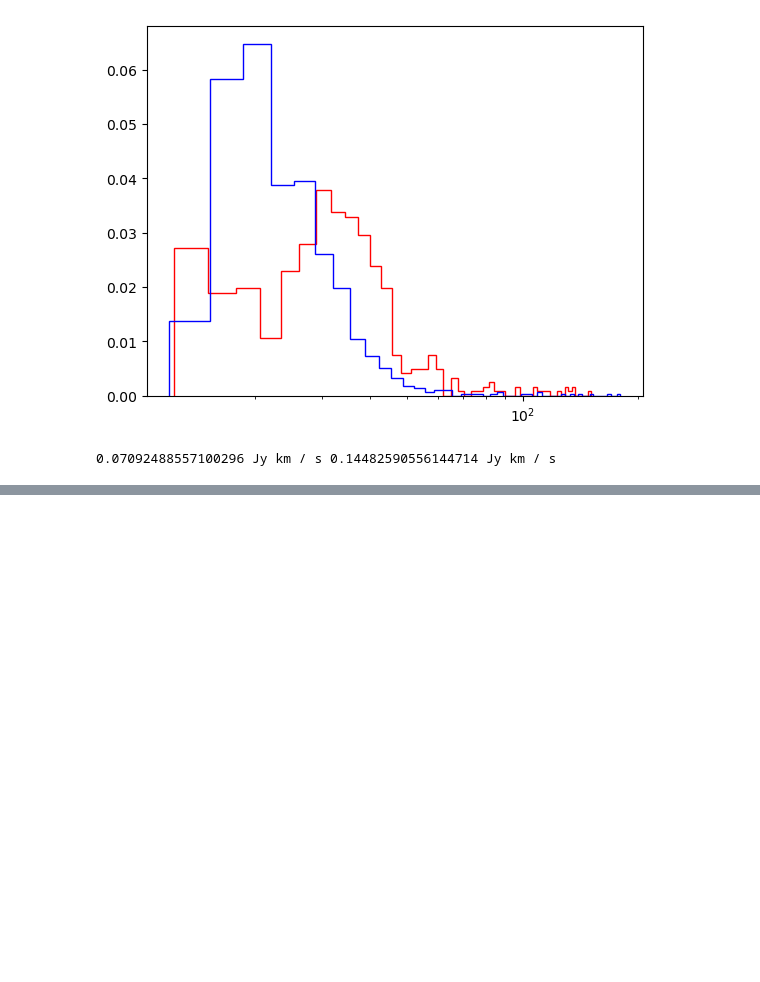
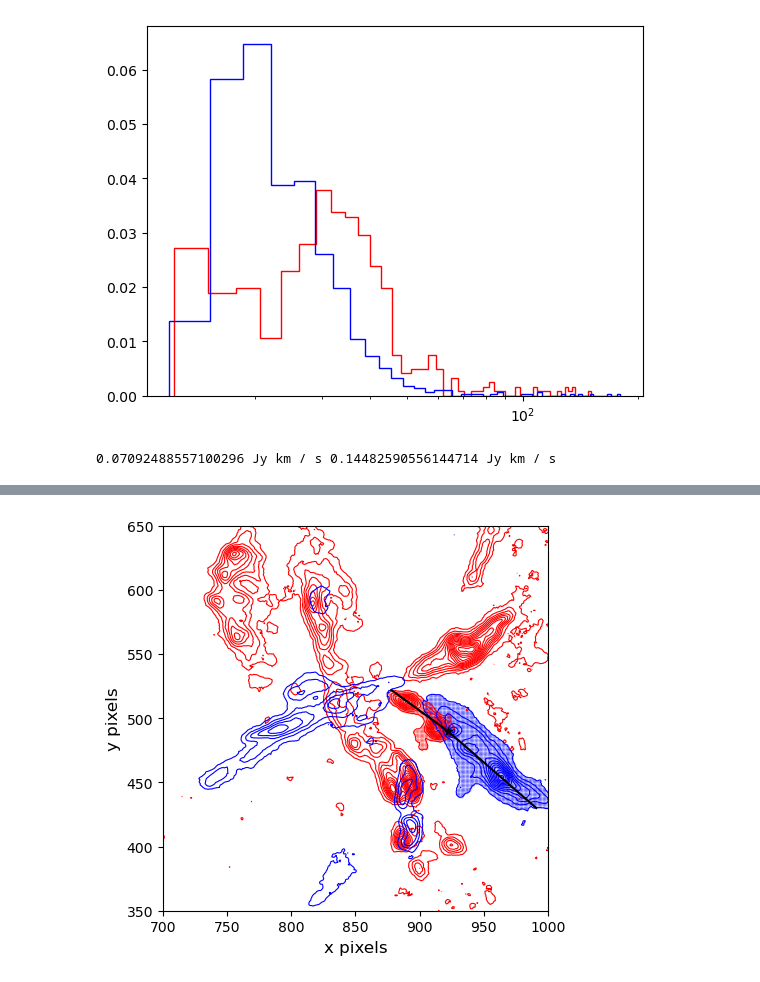
Before and after one commit to femkeballieux/master_project_2, a Jupyter notebook: code/LTERadtrans_RotDiagram_G008.67.ipynb, the cells around one changed output, grey strips where cells are left out. Saved outputs shown, nothing was run; the diff lists cells and outputs as text; code cells hidden in the pictures; blank space fills up the shorter version.

```diff
--- a/code/LTERadtrans_RotDiagram_G008.67.ipynb
+++ b/code/LTERadtrans_RotDiagram_G008.67.ipynb
@@ -882,0 +1177,81 @@ The red B dynamic time is 2.65e+03 pm 527.1 years
+# %%
+"""  Do B completely seperately """
+
+
+#The vector of the initial guess axis, with protostar as middle point
+vector_axis_redB = np.array(point2_redB) - np.array(point1_redB)
+vector_axis_blueB = np.array(point2_blueB) - np.array(point1_blueB)
+
+#The red outflow indices where it is not nan, clipped at 3 sigma
+outflow_red= np.where(B6_red_clip_unsmoothed.value>0.)
+outflow_red_x = outflow_red[1]
+outflow_red_y = outflow_red[0]
+
+#The red outflow indices where it is not nan, clipped at 3 sigma
+outflow_blue = np.where(B6_blue_clip_unsmoothed.value>0.)
+outflow_blue_x = outflow_blue[1]
+outflow_blue_y = outflow_blue[0]
+
+outflow_red_maskB= np.where((outflow_red_x>875)&(outflow_red_x<930)&(outflow_red_y>470)&(outflow_red_y<525)&(outflow_red_y > -1* outflow_red_x+1375))
+outflow_blue_maskB= np.where((outflow_blue_x>900)&(outflow_blue_x<1000)&(outflow_blue_y>425)&(outflow_blue_y<550))# & (outflow_blue_y>outflow_blue_x-400))
+
+outflow_red_x_maskedB = outflow_red_x[outflow_red_maskB]
+outflow_red_y_maskedB = outflow_red_y[outflow_red_maskB]
+
+outflow_blue_x_maskedB = outflow_blue_x[outflow_blue_maskB]
+outflow_blue_y_maskedB = outflow_blue_y[outflow_blue_maskB]
+
+#Check the masking
+fig = plt.figure(figsize=(5,5))
+ax = fig.add_subplot(111)
+
+#central protostar
+plt.scatter(point1_redB[0], point1_redB[1], s=30, color='black', zorder=10, marker='*')
+
+# red
+plt.scatter(outflow_red_x_maskedB, outflow_red_y_maskedB, s=1, color='red', alpha=0.1)
+plt.plot([point1_redB[0], point2_redB[0]], [point1_redB[1], point2_redB[1]], color='black', zorder=20)
+contourlevels_red=np.array([3,8,13,18,23,28,33,38,43,48,53,58,63,68,73,78])*B6_red_rms_unsmoothed
+contours_red=ax.contour(B6_red_unsmoothed.value, levels=contourlevels_red, colors='red', linewidths=0.8) #Only place we use unclipped M0 maps
+
+
+plt.scatter(outflow_blue_x_maskedB, outflow_blue_y_maskedB, s=1, color='blue', alpha=0.1)
+plt.plot([point1_blueB[0], point2_blueB[0]], [point1_blueB[1], point2_blueB[1]], color='black', zorder=20)
+contourlevels_blue=np.array([3,8,13,18,23,28,33,38,43,48,53,58,63,68,73,78])*B6_blue_rms_unsmoothed
+contours_blue=ax.contour(B6_blue_unsmoothed.value, levels=contourlevels_blue, colors='blue', linewidths=0.8) #Only place we use unclipped M0 maps
+
+
+ax.set_xlim(700,1000)
+ax.set_ylim(350,650)
+
+plt.xlabel('x pixels')
+plt.ylabel('y pixels')
+ax.set_aspect('equal')
+plt.savefig(fname=path+'plots/contour+pixels_'+source_name+'.png', dpi=500, bbox_inches='tight')
+plt.show()
+
+#For each pixel, determine the vector between that pixel and the protostar
+vector_pixel_x_redB = outflow_red_x_maskedB - point1_redB[0]
+vector_pixel_y_redB = outflow_red_y_maskedB - point1_redB[1]
+vectors_pixel_red = np.array([vector_pixel_x_redB, vector_pixel_y_redB])
+angles_radians_redB, angles_degrees_redB, signed_angles_radians_redB, signed_angles_degrees_redB = calculate_angles(vector_axis_redB, vector_pixel_x_redB, vector_pixel_y_redB)
+signed_angles_degrees_redB[signed_angles_degrees_redB>90] = 180 - signed_angles_degrees_redB[signed_angles_degrees_redB>90]
+signed_angles_degrees_redB[signed_angles_degrees_redB<-90] = -180 - signed_angles_degrees_redB[signed_angles_degrees_redB<-90]
+
+vector_pixel_x_blueB = outflow_blue_x_maskedB - point1_blueB[0]
+vector_pixel_y_blueB = outflow_blue_y_maskedB - point1_blueB[1]
+vectors_pixel_blueB = np.array([vector_pixel_x_blueB, vector_pixel_y_blueB])
+angles_radians_blueB, angles_degrees_blueB, signed_angles_radians_blueB, signed_angles_degrees_blueB = calculate_angles(vector_axis_blueB, vector_pixel_x_blueB, vector_pixel_y_blueB)
+
+signed_angles_degrees_blueB[signed_angles_degrees_blueB>90] = 180 - signed_angles_degrees_blueB[signed_angles_degrees_blueB>90]
+signed_angles_degrees_blueB[signed_angles_degrees_blueB<-90] = -180 - signed_angles_degrees_blueB[signed_angles_degrees_blueB<-90]
+
+plt.figure(figsize=(7,4))
+plt.hist(signed_angles_degrees_redB, bins=20, histtype='step', color='red', label='redshifted lobe')
+plt.hist(signed_angles_degrees_blueB, bins=20, histtype='step', color='blue', label='blueshifted lobe')
+plt.xlabel('Angle between pixel and outflow axis in degrees')
+
+plt.legend()
+plt.show()
+# %% [output]
+[figure, added]
```
Also changed, not shown: parts of 9 cells of this notebook, 9 other files.
